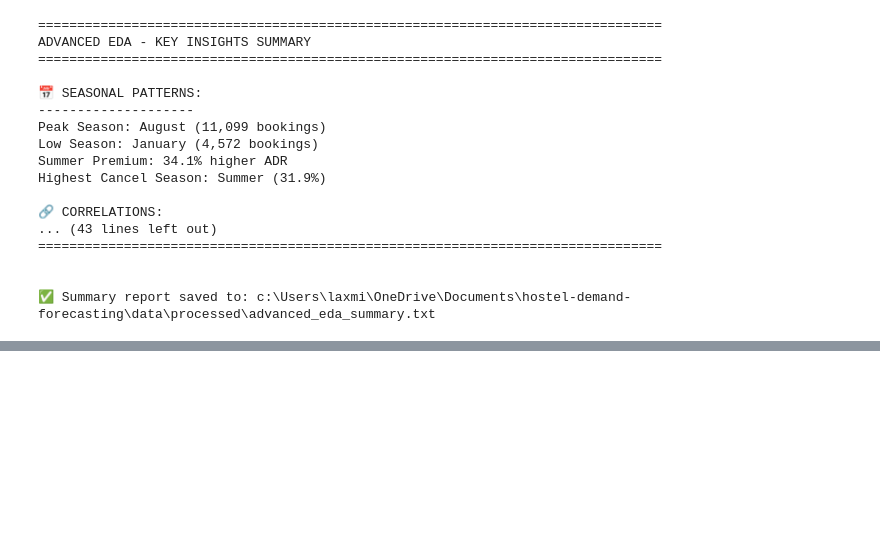
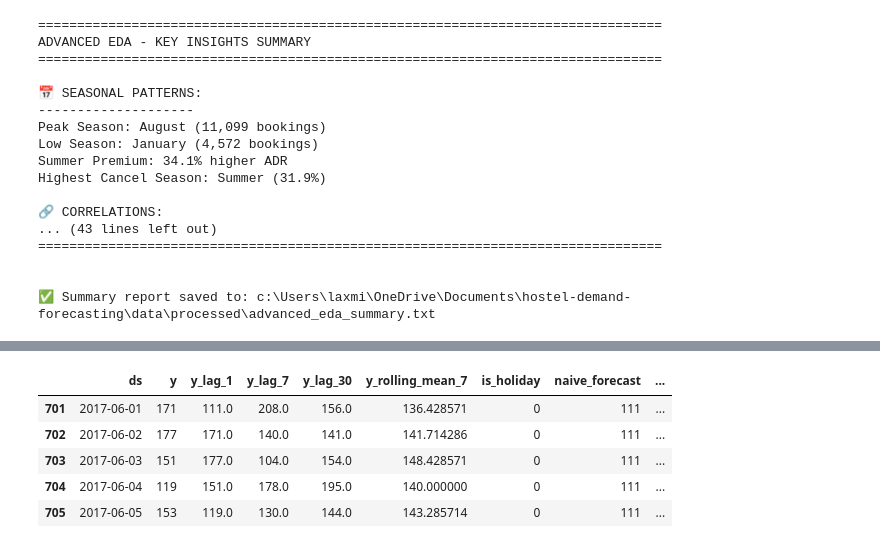
Before and after one commit to Laxmikant2002/hostel-demand-forecasting, a Jupyter notebook: notebooks/Week2_Advanced_EDA.ipynb, the cells around one changed output, grey strips where cells are left out. Cells and saved outputs as stored; diff of their text form; code cells hidden in the pictures; blank space fills up the shorter version.

```diff
--- a/notebooks/Week2_Advanced_EDA.ipynb
+++ b/notebooks/Week2_Advanced_EDA.ipynb
@@ -793,0 +1617,19 @@ Highest Cancel Season: Summer (31.9%)
+# %%
+# Determine the split point (e.g., last few months for testing)
+# Let's use the last 3 months for testing
+split_date = daily_bookings['ds'].max() - pd.DateOffset(months=3)
+
+# Create training and testing sets
+train_data = daily_bookings[daily_bookings['ds'] <= split_date].copy()
+test_data = daily_bookings[daily_bookings['ds'] > split_date].copy()
+
+# Print verification details
+print("Training Set:")
+print(f"  Start Date: {train_data['ds'].min()}")
+print(f"  End Date: {train_data['ds'].max()}")
+print(f"  Number of observations: {len(train_data):,}")
+
+print("\nTesting Set:")
+print(f"  Start Date: {test_data['ds'].min()}")
+print(f"  End Date: {test_data['ds'].max()}")
+print(f"  Number of observations: {len(test_data):,}")
@@ -793,0 +1654,56 @@ Highest Cancel Season: Summer (31.9%)
+# %%
+from statsmodels.tsa.api import SimpleExpSmoothing
+
+# 1. Naive Forecast
+# The Naive forecast for the test set is the last value observed in the training set
+naive_forecast_value = train_data['y'].iloc[-1]
+test_data['naive_forecast'] = naive_forecast_value
+
+# 2. Simple Moving Average Forecast (window=7)
+# Calculate the SMA on the training data and use the last value to forecast the test set
+# Since we need the forecast for each step in the test set, we'll use the last few values
+# from the combined train+test data to calculate the rolling mean *up to* each test point.
+# A simpler approach for a true baseline is to use the last value of the rolling mean from train data
+# This is conceptually closer to naive but uses the SMA logic.
+# Alternatively, we can calculate the rolling mean on the combined data and select the test period forecasts.
+# Let's use the rolling mean on the combined data for a more accurate SMA forecast for each test point.
+
+# Combine train and test data temporarily for rolling calculation
+combined_data = pd.concat([train_data, test_data])
+
+# Calculate rolling mean on the combined data
+combined_data['y_rolling_mean_7'] = combined_data['y'].rolling(window=7).mean()
+
+# Extract the rolling mean values corresponding to the test period
+test_data['sma_forecast'] = combined_data.loc[test_data.index, 'y_rolling_mean_7']
+
+# Handle potential NaN values at the beginning of the test set if the window extends into the train data
+# Since the rolling mean is calculated on the combined data, the NaNs should only appear at the very start
+# of the combined series (which is the start of the train data). If any NaNs appear in the test set,
+# it would be due to edge cases near the train/test split point. We can forward fill these if necessary,
+# but for SMA, the first few values in the test set might still be NaN if the window isn't fully populated
+# by train data. A simple approach is to fill these with the last valid SMA from the train data.
+last_train_sma = combined_data.iloc[len(train_data)-1]['y_rolling_mean_7'] # Last SMA value from training period
+test_data['sma_forecast'].fillna(last_train_sma, inplace=True) # Fill NaNs in test with last valid train SMA
+
+
+# 3. Simple Exponential Smoothing Forecast (alpha=0.2)
+# Fit the SES model on the training data
+ses_model = SimpleExpSmoothing(train_data['y'])
+ses_fit = ses_model.fit(smoothing_level=0.2)
+
+# Generate forecasts for the length of the test set
+ses_forecast = ses_fit.forecast(steps=len(test_data))
+
+# Assign the forecasts to the test data DataFrame
+test_data['ses_forecast'] = ses_forecast.values # Use .values to ensure correct assignment by index
+
+
+# Display the first few rows of the test data with the new forecasts
+print("Test Data with Baseline Forecasts:")
+display(test_data.head())
+
+# Display the last few rows to check the end of the forecast period
+print("\nTest Data Tail with Baseline Forecasts:")
+display(test_data.tail())
+# %% [output]
@@ -793,0 +1717,6 @@ Highest Cancel Season: Summer (31.9%)
+|  | ds | y | y_lag_1 | y_lag_7 | y_lag_30 | y_rolling_mean_7 | is_holiday | naive_forecast | ... |
+| 701 | 2017-06-01 | 171 | 111.0 | 208.0 | 156.0 | 136.428571 | 0 | 111 | ... |
+| 702 | 2017-06-02 | 177 | 171.0 | 140.0 | 141.0 | 141.714286 | 0 | 111 | ... |
+| 703 | 2017-06-03 | 151 | 177.0 | 104.0 | 154.0 | 148.428571 | 0 | 111 | ... |
+| 704 | 2017-06-04 | 119 | 151.0 | 178.0 | 195.0 | 140.000000 | 0 | 111 | ... |
+| 705 | 2017-06-05 | 153 | 119.0 | 130.0 | 144.0 | 143.285714 | 0 | 111 | ... |
```
Also changed, not shown: parts of 71 cells of this notebook.
